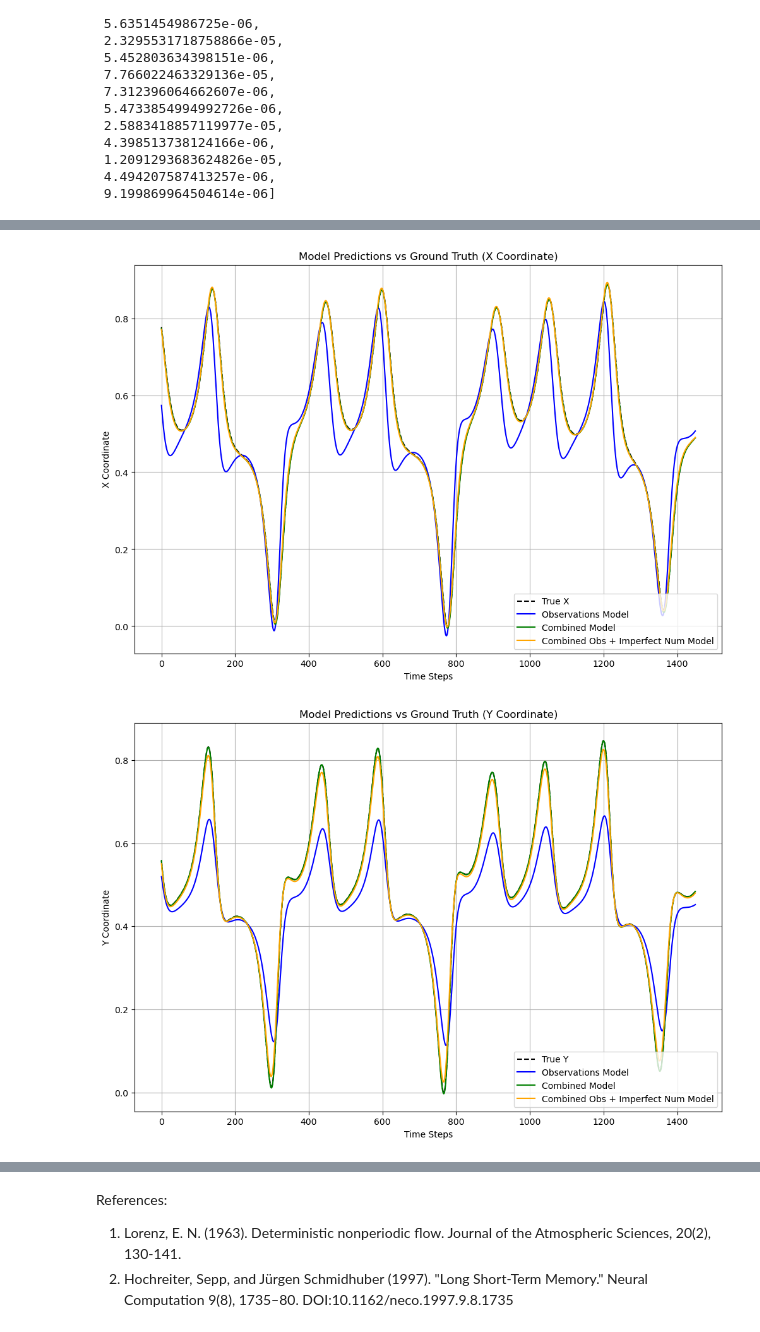
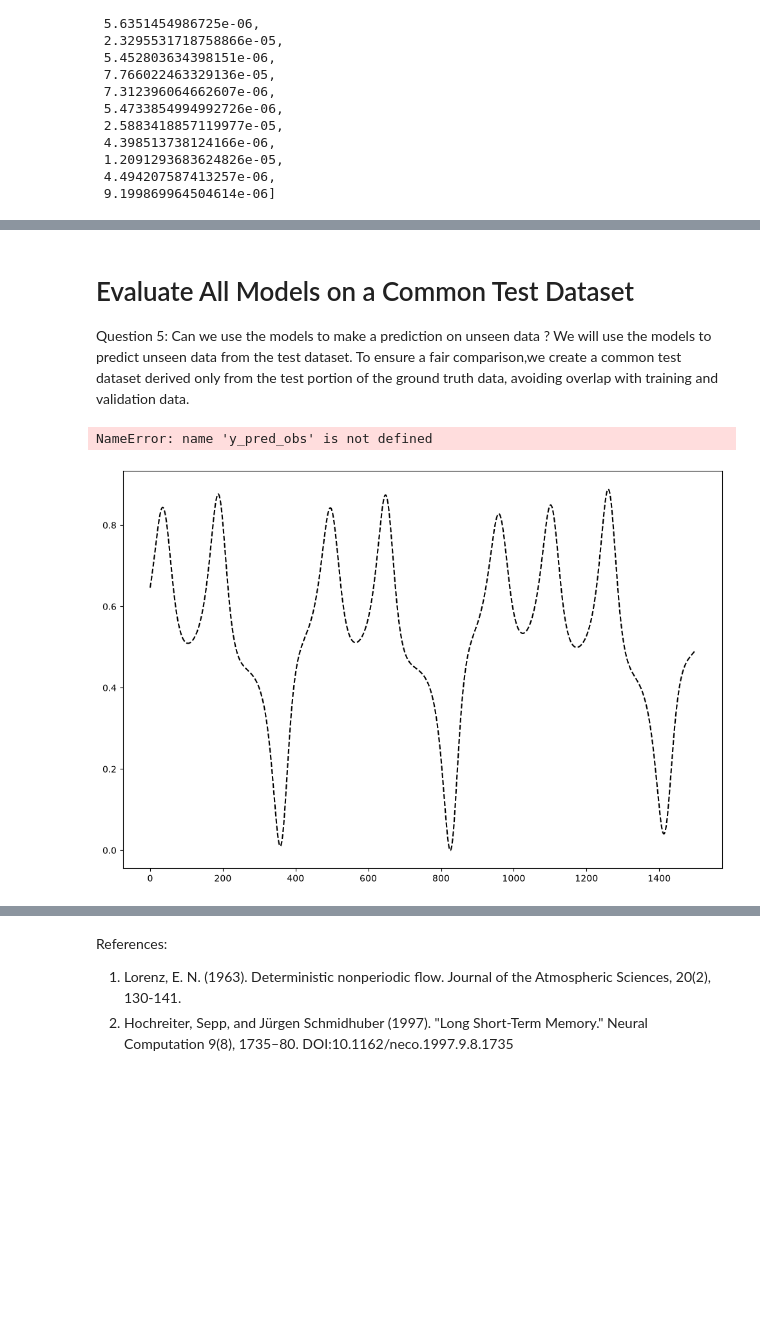
Before and after one commit to isabellaascione/toy_ml_examples, a Jupyter notebook: lorenz/lorenz.ipynb, the cells around one changed output, grey strips where cells are left out. Cells and saved outputs as stored; diff of their text form; code cells hidden in the pictures; blank space fills up the shorter version.

```diff
--- a/lorenz/lorenz.ipynb
+++ b/lorenz/lorenz.ipynb
@@ -216,0 +290,4 @@ a model based on imperfect numerical model and sparse observations
+# %%
+# Choose the model architecture to train: 'dense' or 'lstm'
+model_architecture = 'dense'  # change to 'lstm' for the simple feed-forward network
+print(f'Training architecture: {model_architecture}')
@@ -245,14 +331,19 @@ Epoch 20/20
 # %%
 # Model based on combination of ground truth and imperfect model
 # Prepare datasets for training
-X_ground_truth, y_ground_truth = create_sequences(ground_truth_scaled, sequence_length)
-X_imperfect, y_imperfect = create_sequences(imperfect_scaled, sequence_length)
+if model_architecture == 'lstm':
+    X_ground_truth, y_ground_truth = create_sequences(ground_truth_scaled, sequence_length)
+    X_imperfect, y_imperfect = create_sequences(imperfect_scaled, sequence_length)
+else:  # dense
+    X_ground_truth, y_ground_truth = create_dense_inputs(ground_truth_scaled)
+    X_imperfect, y_imperfect = create_dense_inputs(imperfect_scaled)
+
 X_combined = np.concatenate((X_ground_truth, X_imperfect), axis=0)
 y_combined = np.concatenate((y_ground_truth, y_imperfect), axis=0)
 # Split the datasets
 (X_combined_train, y_combined_train), (X_combined_val, y_combined_val), (X_combined_test, y_combined_test) = split_data(X_combined, y_combined)
 # Train the model using imperfect model and ground truth sources combined
-print("Training model with imperfect model and ground truth sources combined...")
-model_combined = build_lstm_model((sequence_length, 3))
+print(f"Training model with imperfect model and ground truth sources combined using the {model_architecture} architecture...")
+model_combined, cc_in_typ_mod = build_model(model_architecture, sequence_length)
 history_combined = model_combined.fit(X_combined_train, y_combined_train, validation_data=(X_combined_val, y_combined_val), epochs=20, batch_size=32, verbose=1)
 # %% [output]
@@ -276,5 +370,13 @@ Epoch 20/20
 # %%
 # Model based on combination of imperfect numerical model and sparse observations
+# Prepare datasets based on model architecture
+if model_architecture == 'lstm':
+    X_imperfect, y_imperfect = create_sequences(imperfect_scaled, sequence_length)
+    X_obs, y_obs = create_sequences(observations_scaled, sequence_length)
+else:  # dense
+    X_imperfect, y_imperfect = create_dense_inputs(imperfect_scaled)
+    X_obs, y_obs = create_dense_inputs(observations_scaled)
+
 # Combine imperfect numerical model and sparse observations
 X_combined_obs_num = np.concatenate((X_imperfect, X_obs), axis=0)
 y_combined_obs_num = np.concatenate((y_imperfect, y_obs), axis=0)
@@ -283,8 +385,8 @@ y_combined_obs_num = np.concatenate((y_imperfect, y_obs), axis=0)
 (X_combined_obs_num_train, y_combined_obs_num_train),(X_combined_obs_num_val, y_combined_obs_num_val),(X_combined_obs_num_test, y_combined_obs_num_test) = split_data(X_combined_obs_num, y_combined_obs_num)
 
 # Train the model using imperfect numerical model and sparse observations
-print("Training model with imperfect numerical model and sparse observations...")
-model_combined_obs_num = build_lstm_model((sequence_length, 3))
+print(f"Training model with imperfect numerical model and sparse observations using the {model_architecture} architecture...")
+model_combined_obs_num, cc_in_typ_mod = build_model(model_architecture, sequence_length)
 history_combined_obs_num = model_combined_obs_num.fit(
     X_combined_obs_num_train, y_combined_obs_num_train,
     validation_data=(X_combined_obs_num_val, y_combined_obs_num_val),
@@ -430,4 +489,24 @@ MSE (Combined Obs + Imperfect Num Model): 8.20237499553677e-05
+# %% [markdown]
+# Evaluate All Models on a Common Test Dataset
+
+Question 5: Can we use the models to make a prediction on unseen data ?  We will use the models to predict unseen data from the test dataset. To ensure a fair comparison,we create a common test dataset derived only from the test portion of the ground truth data, avoiding overlap with training and validation data.
+# %%
+# Split the ground truth data into training, validation, and test sets
+(X_ground_truth_train, y_ground_truth_train), \
+(X_ground_truth_val, y_ground_truth_val), \
+(X_ground_truth_test, y_ground_truth_test) = split_data(ground_truth_scaled, ground_truth_scaled, train_ratio=0.7, val_ratio=0.15)
+
+# Create sequences for the test set based on model architecture
+if model_architecture == 'lstm':
+    X_common_test, y_common_test = create_sequences(X_ground_truth_test, sequence_length)
+else:  # dense
+    X_common_test, y_common_test = create_dense_inputs(X_ground_truth_test)
 # %%
+# Recompute predictions for the common test dataset
+y_pred_obs = model_obs.predict(X_common_test, verbose=0)
+y_pred_combined = model_combined.predict(X_common_test, verbose=0)
+y_pred_combined_obs_num = model_combined_obs_num.predict(X_common_test, verbose=0)
+
 # Visualize predictions vs ground truth for the common test dataset (X Coordinate)
 plt.figure(figsize=(12, 8))
 
@@ -455,32 +534,32 @@ plt.plot(y_common_test[:, 1], label='True Y', color='black', linestyle='dashed')
 # Plot predictions
 plt.plot(y_pred_obs[:, 1], label='Observations Model', color='blue')
 plt.plot(y_pred_combined[:, 1], label='Combined Model', color='green')
 plt.plot(y_pred_combined_obs_num[:, 1], label='Combined Obs + Imperfect Num Model', color='orange')
 
 plt.title('Model Predictions vs Ground Truth (Y Coordinate)')
 plt.xlabel('Time Steps')
 plt.ylabel('Y Coordinate')
 plt.legend()
 plt.grid(True)
 plt.show()
 
 # Visualize predictions vs ground truth for the common test dataset (Z Coordinate)
 plt.figure(figsize=(12, 8))
 
 # Plot ground truth
 plt.plot(y_common_test[:, 2], label='True Z', color='black', linestyle='dashed')
 
 # Plot predictions
 plt.plot(y_pred_obs[:, 2], label='Observations Model', color='blue')
 plt.plot(y_pred_combined[:, 2], label='Combined Model', color='green')
 plt.plot(y_pred_combined_obs_num[:, 2], label='Combined Obs + Imperfect Num Model', color='orange')
 
 plt.title('Model Predictions vs Ground Truth (Z Coordinate)')
 plt.xlabel('Time Steps')
 plt.ylabel('Z Coordinate')
 plt.legend()
 plt.grid(True)
 plt.show()
 # %% [output]
+NameError: name 'y_pred_obs' is not defined
-[figure, old version]
+[figure, new version]
-[figure, removed]
```
Also changed, not shown: parts of 23 cells of this notebook, 3 other files.
